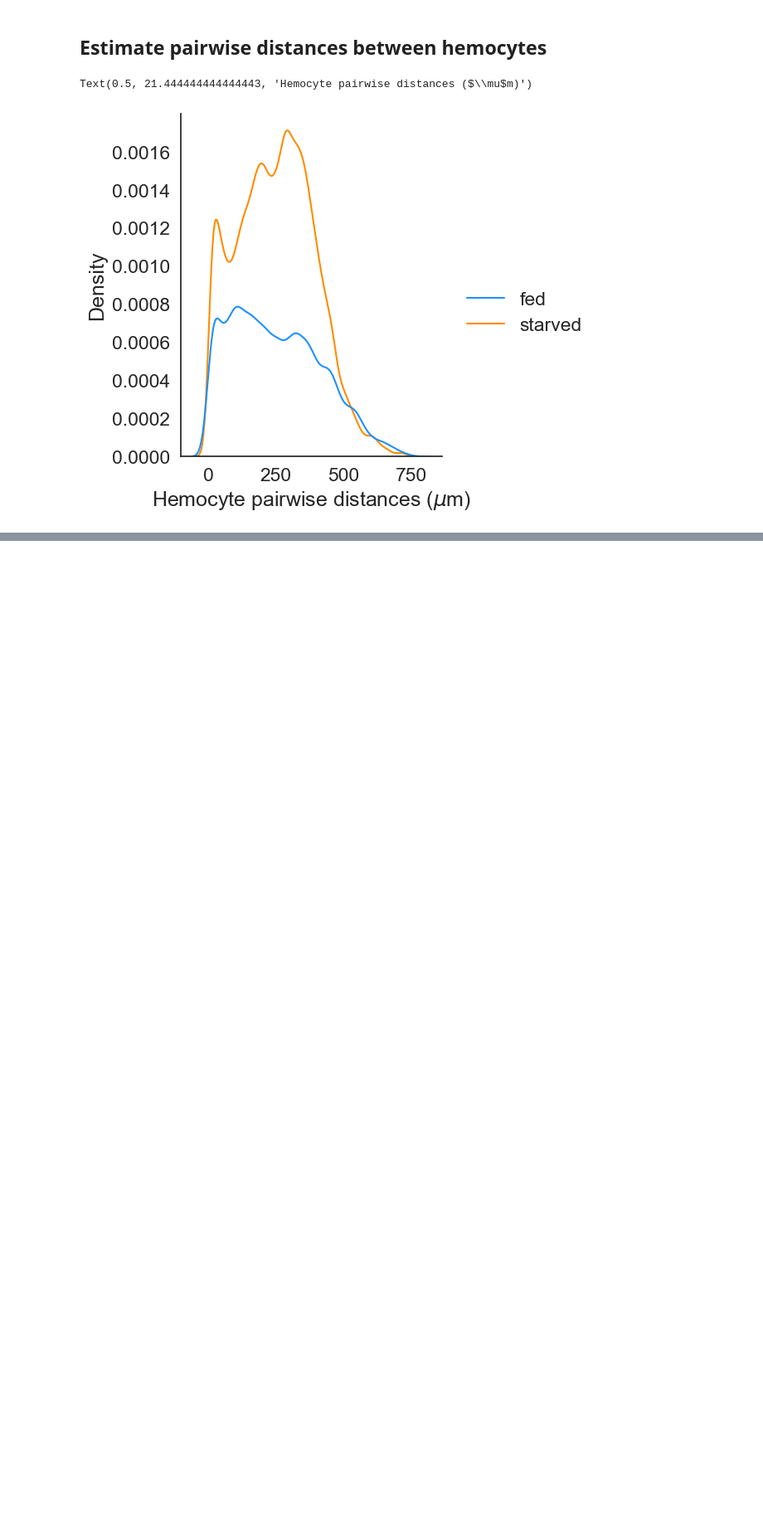
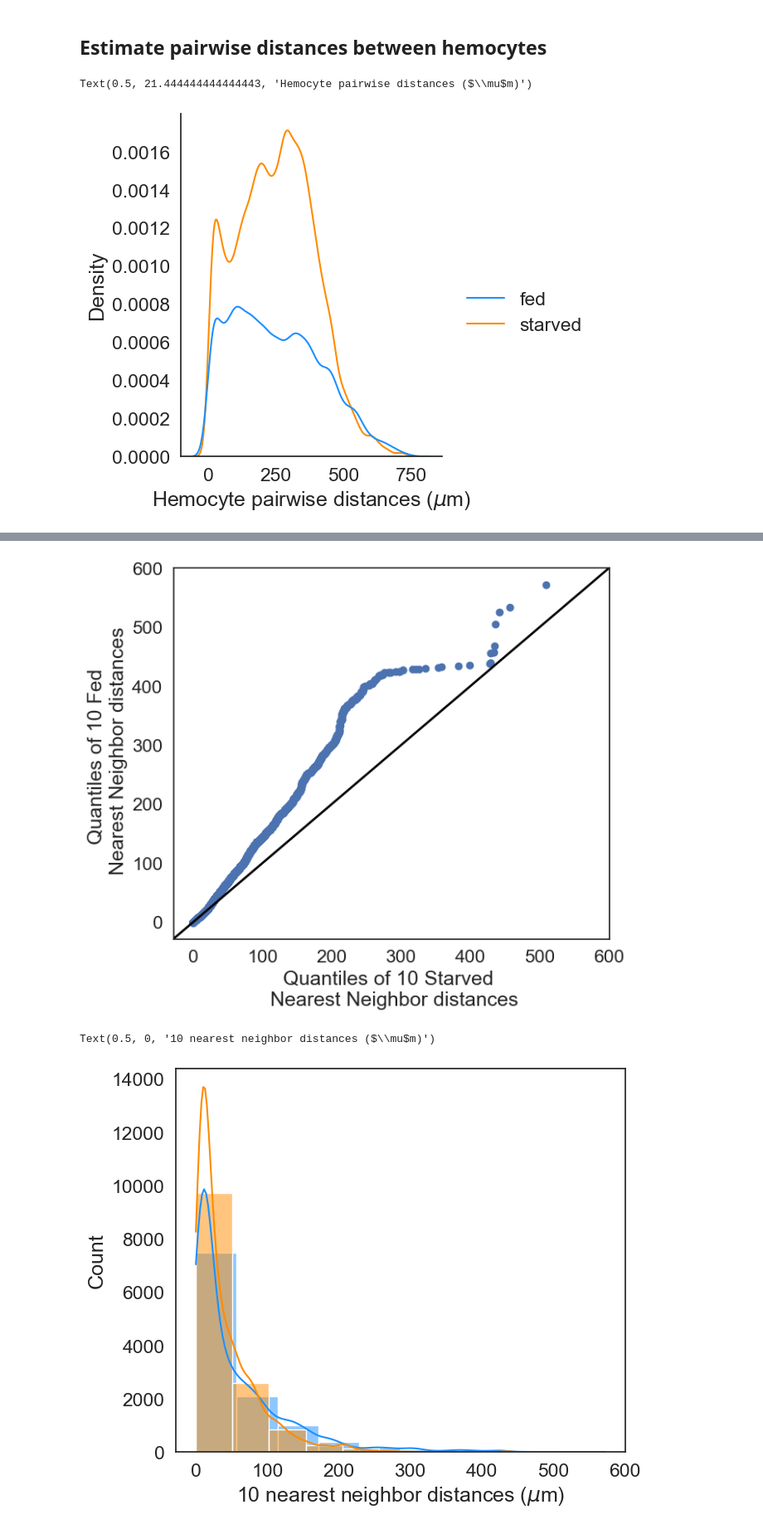
Before and after one commit to McCallLabBU/hemocyte_recruitment_image_quantification, a Jupyter notebook: code/nearest_neighbors_midsections.ipynb, the cells around one changed output, grey strips where cells are left out. Shown at 83% size. Drawn from its saved outputs; the diff is of its cells as text; code cells hidden in the pictures; blank space fills up the shorter version.

```diff
--- a/code/nearest_neighbors_midsections.ipynb
+++ b/code/nearest_neighbors_midsections.ipynb
@@ -103,0 +106,25 @@ fig.savefig(outputs.joinpath("gfunction.png"))
+# %%
+import statsmodels.api as sm
+from statsmodels.graphics.gofplots import qqplot_2samples
+pp_nn_distances_fed_flat = sm.ProbPlot(np.array(nn_distances_fed_flat))
+pp_nn_distances_starved_flat = sm.ProbPlot(np.array(nn_distances_starved_flat))
+
+fig, ax = plt.subplots(1, figsize=(7,6))
+qqplot_2samples(pp_nn_distances_fed_flat, pp_nn_distances_starved_flat, line="45",
+                xlabel="Quantiles of 10 Fed \n Nearest Neighbor distances", ylabel="Quantiles of 10 Starved \n Nearest Neighbor distances",
+                 ax=ax)
+ax.get_lines()[1].set_color("black")
+ax.get_lines()[1].set_linewidth("2")
+
+#plt.axline((0, 0), slope=1)
+plt.show()
+
+
+fig, ax2 = plt.subplots(1, figsize=(7,6))
+sns.histplot(nn_distances_fed_flat, ax=ax2,color="dodgerblue",alpha=0.5, kde=True, bins=10)
+sns.histplot(nn_distances_starved_flat, ax=ax2,color="darkorange",alpha=0.5, kde=True, bins=10)
+ax2.set_xlabel("10 nearest neighbor distances ($\mu$m)")
+# %% [output]
+[figure, added]
+Text(0.5, 0, '10 nearest neighbor distances ($\\mu$m)')
+[figure, added]
```
Also changed, not shown: parts of 4 cells of this notebook, 4 other files.
